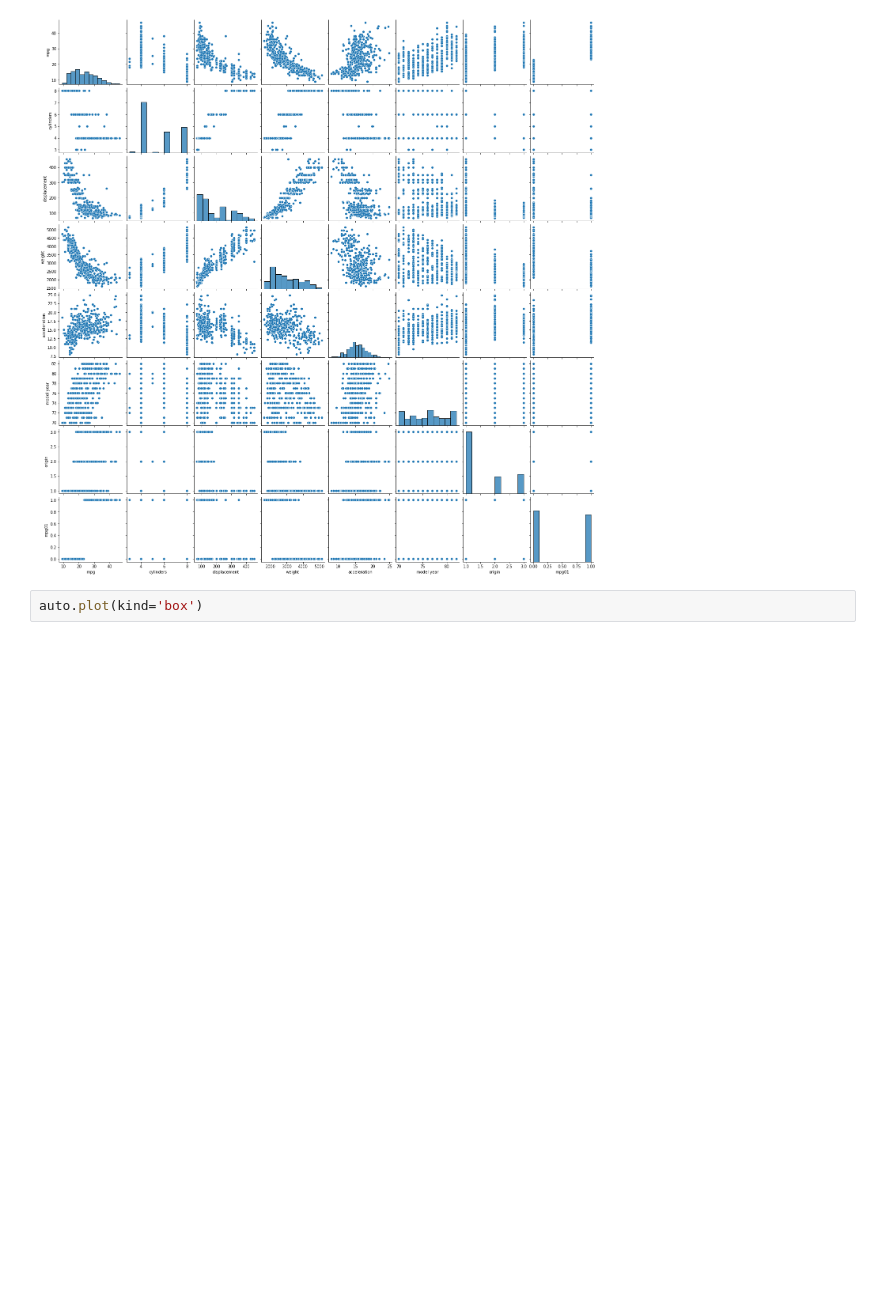
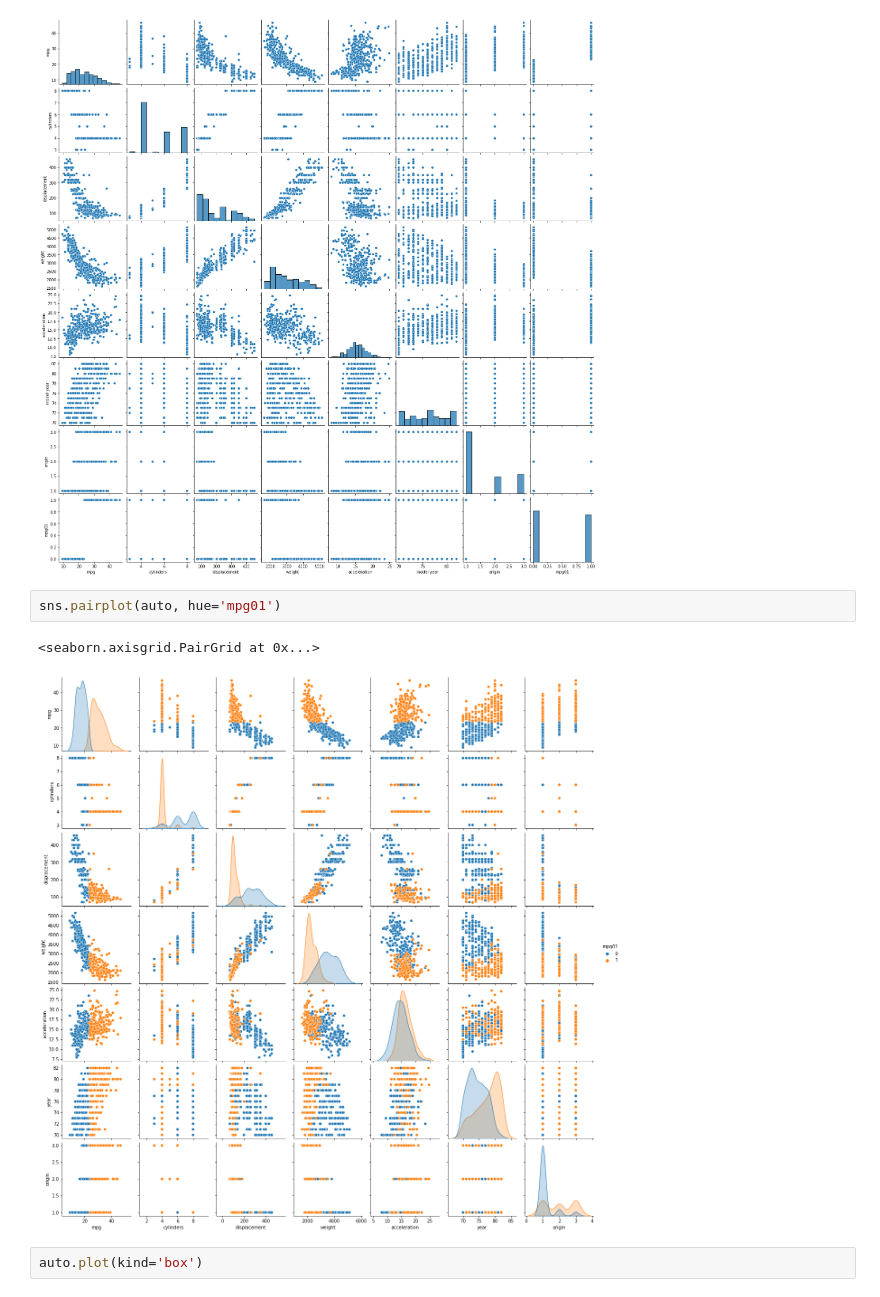
Before and after one commit to blessjal/practicums, a Jupyter notebook: hwk2.ipynb, the cells around one changed output. Cells and saved outputs as stored; diff of their text form; blank space fills up the shorter version.

```diff
--- a/hwk2.ipynb
+++ b/hwk2.ipynb
@@ -56,6 +57,11 @@ sns.pairplot(auto)
 # %% [output]
 <seaborn.axisgrid.PairGrid at 0x...>
 [figure]
+# %%
+sns.pairplot(auto, hue='mpg01')
+# %% [output]
+<seaborn.axisgrid.PairGrid at 0x...>
+[figure, added]
 # %%
 auto.plot(kind='box')
 # %% [output]
```
Also changed, not shown: parts of 42 cells of this notebook.
